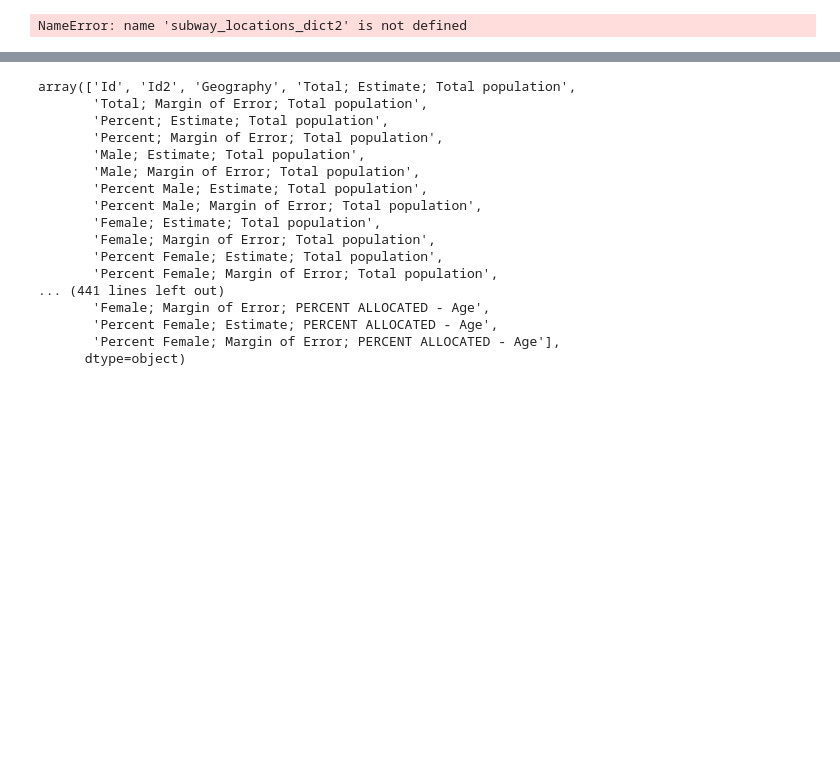
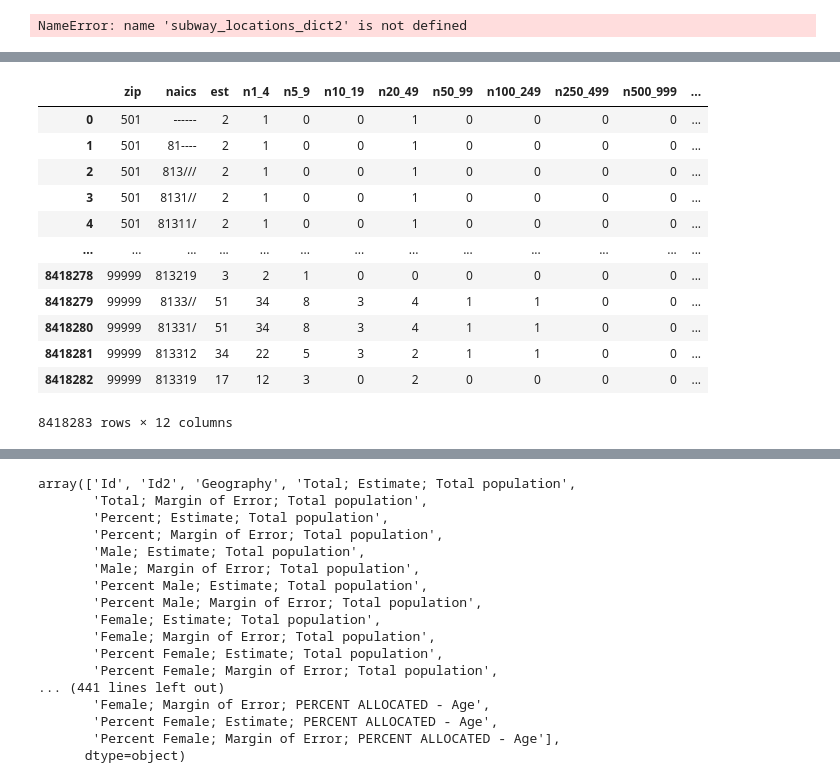
Before and after one commit to Tenacious-E/Subway_Restaurant_Optimizer, a Jupyter notebook: Subway_Optimizer.ipynb, the cells around one changed output, grey strips where cells are left out. Drawn from its saved outputs; the diff is of its cells as text; code cells hidden in the pictures; blank space fills up the shorter version.

```diff
--- a/Subway_Optimizer.ipynb
+++ b/Subway_Optimizer.ipynb
@@ -217,2 +293,18 @@ a =zip_converter[(zip_converter['ZIP_CODE'] >= 98001) & (zip_converter['ZIP_CODE
 # %%
 business_data = pd.read_csv('data/zbp16detail.txt')
+# %%
+business_data
+# %% [output]
+|  | zip | naics | est | n1_4 | n5_9 | n10_19 | n20_49 | n50_99 | n100_249 | n250_499 | n500_999 | ... |
+| 0 | 501 | ------ | 2 | 1 | 0 | 0 | 1 | 0 | 0 | 0 | 0 | ... |
+| 1 | 501 | 81---- | 2 | 1 | 0 | 0 | 1 | 0 | 0 | 0 | 0 | ... |
+| 2 | 501 | 813/// | 2 | 1 | 0 | 0 | 1 | 0 | 0 | 0 | 0 | ... |
+| 3 | 501 | 8131// | 2 | 1 | 0 | 0 | 1 | 0 | 0 | 0 | 0 | ... |
+| 4 | 501 | 81311/ | 2 | 1 | 0 | 0 | 1 | 0 | 0 | 0 | 0 | ... |
+| ... | ... | ... | ... | ... | ... | ... | ... | ... | ... | ... | ... | ... |
+| 8418278 | 99999 | 813219 | 3 | 2 | 1 | 0 | 0 | 0 | 0 | 0 | 0 | ... |
+| 8418279 | 99999 | 8133// | 51 | 34 | 8 | 3 | 4 | 1 | 1 | 0 | 0 | ... |
+| 8418280 | 99999 | 81331/ | 51 | 34 | 8 | 3 | 4 | 1 | 1 | 0 | 0 | ... |
+| 8418281 | 99999 | 813312 | 34 | 22 | 5 | 3 | 2 | 1 | 1 | 0 | 0 | ... |
+| 8418282 | 99999 | 813319 | 17 | 12 | 3 | 0 | 2 | 0 | 0 | 0 | 0 | ... |
+8418283 rows × 12 columns
```
Also changed, not shown: parts of 49 cells of this notebook.
